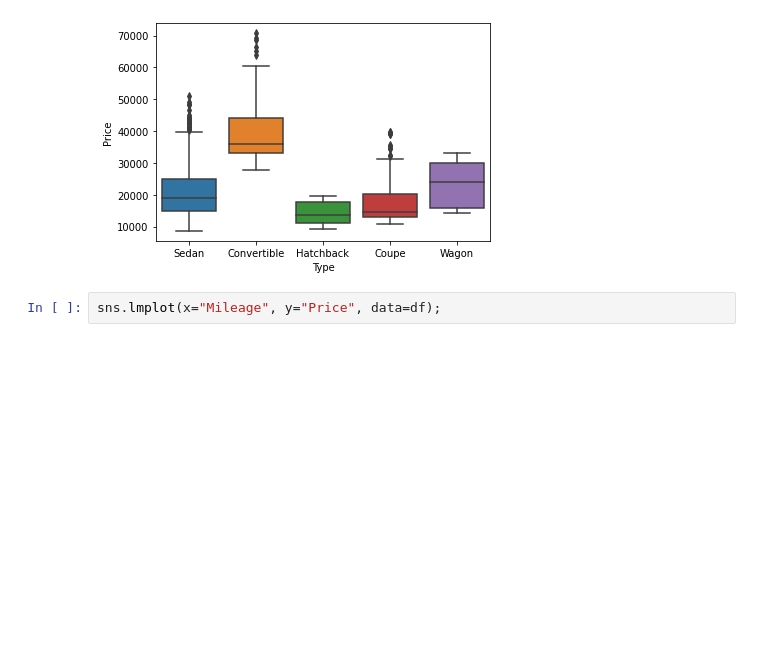
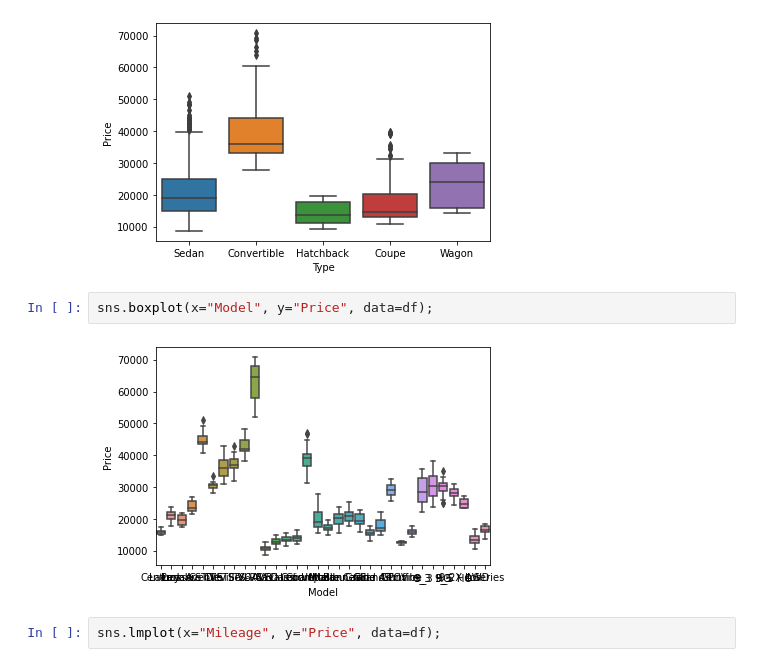
Before and after one commit to sktdebnath/Task_6, a Jupyter notebook: Assignment_8_Saikat.ipynb, the cells around one changed output. Drawn from its saved outputs; the diff is of its cells as text; blank space fills up the shorter version.

```diff
--- a/Assignment_8_Saikat.ipynb
+++ b/Assignment_8_Saikat.ipynb
@@ -103,6 +103,10 @@ sns.boxplot(x="Make", y="Price", data=df);
 sns.boxplot(x="Type", y="Price", data=df);
 # %% [output]
 [figure]
+# %%
+sns.boxplot(x="Model", y="Price", data=df);
+# %% [output]
+[figure, added]
 # %%
 sns.lmplot(x="Mileage", y="Price", data=df);
 # %% [output]
```
Also changed, not shown: parts of 47 cells of this notebook.
